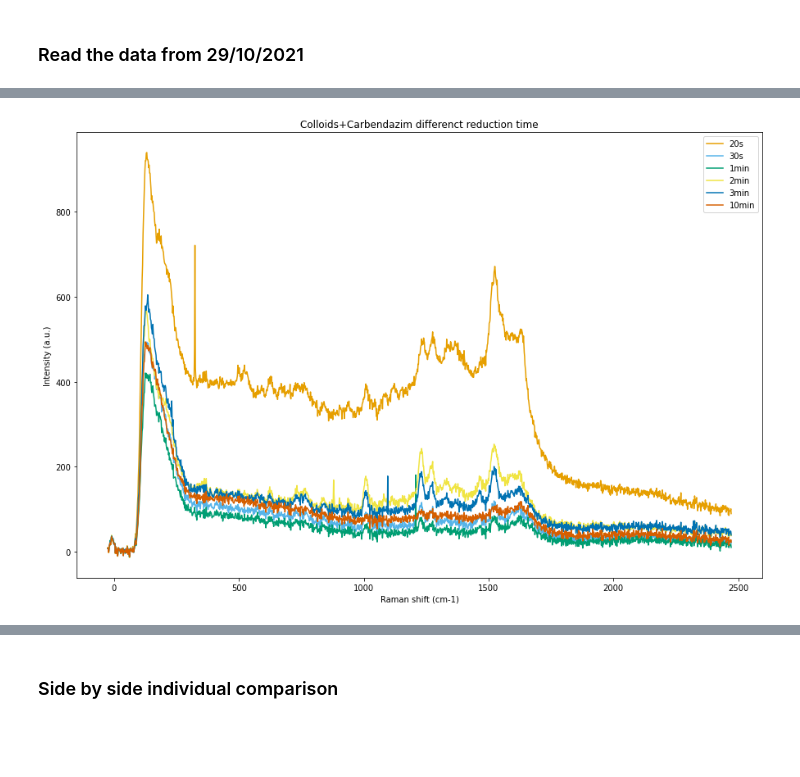
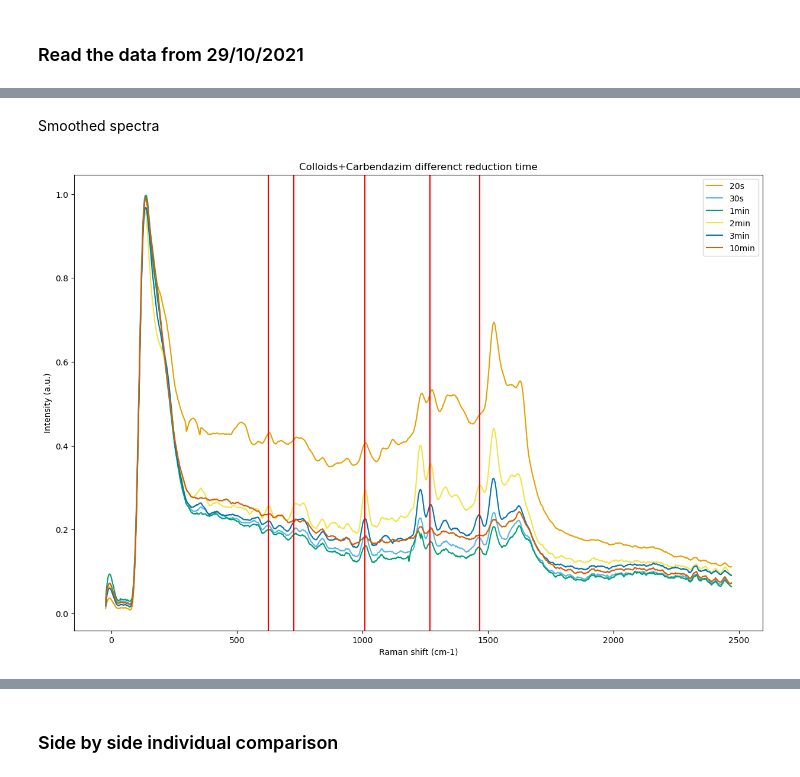
Before and after one commit to anva-kn/Raman, a Jupyter notebook: SEM&SERS.ipynb, the cells around one changed output, grey strips where cells are left out. Saved outputs shown, nothing was run; the diff lists cells and outputs as text; code cells hidden in the pictures; blank space fills up the shorter version.

```diff
--- a/SEM&SERS.ipynb
+++ b/SEM&SERS.ipynb
@@ -12,2 +17,6 @@ import pandas as pd
+# %%
+carbendazim_peaks = [625, 727, 1009, 1270, 1468]
+acetamiprid_peaks = [630, 827, 1111, 2177]
+acephate_peaks = [273, 377, 466, 1102]
 # %% [markdown]
 ### Read the data from 05/19/2023
@@ -76,0 +129,8 @@ _, car_29_10min = rd.read_data('data/20211029 multiple colloidal SERS test/1/1_1
+# %%
+# Carbendazim from 29/10/2021
+car_29_20s_norm = (np.mean(car_29_20s, axis=0) - np.min(np.mean(car_29_20s, axis=0))) / (np.max(np.mean(car_29_20s, axis=0)) - np.min(np.mean(car_29_20s, axis=0)))
+car_29_30s_norm = (np.mean(car_29_30s, axis=0) - np.min(np.mean(car_29_30s, axis=0))) / (np.max(np.mean(car_29_30s, axis=0)) - np.min(np.mean(car_29_30s, axis=0)))
+car_29_1min_norm = (np.mean(car_29_1min, axis=0) - np.min(np.mean(car_29_1min, axis=0))) / (np.max(np.mean(car_29_1min, axis=0)) - np.min(np.mean(car_29_1min, axis=0)))
+car_29_2min_norm = (np.mean(car_29_2min, axis=0) - np.min(np.mean(car_29_2min, axis=0))) / (np.max(np.mean(car_29_2min, axis=0)) - np.min(np.mean(car_29_2min, axis=0)))
+car_29_3min_norm = (np.mean(car_29_3min, axis=0) - np.min(np.mean(car_29_3min, axis=0))) / (np.max(np.mean(car_29_3min, axis=0)) - np.min(np.mean(car_29_3min, axis=0)))
+car_29_10min_norm = (np.mean(car_29_10min, axis=0) - np.min(np.mean(car_29_10min, axis=0))) / (np.max(np.mean(car_29_10min, axis=0)) - np.min(np.mean(car_29_10min, axis=0)))
@@ -76,0 +153,9 @@ _, car_29_10min = rd.read_data('data/20211029 multiple colloidal SERS test/1/1_1
+# %% [markdown]
+Smoothed spectra
+# %%
+car_29_20s_norm_smooth = savgol_filter(car_29_20s_norm, 31, 3)
+car_29_30s_norm_smooth = savgol_filter(car_29_30s_norm, 31, 3)
+car_29_1min_norm_smooth = savgol_filter(car_29_1min_norm, 31, 3)
+car_29_2min_norm_smooth = savgol_filter(car_29_2min_norm, 31, 3)
+car_29_3min_norm_smooth = savgol_filter(car_29_3min_norm, 31, 3)
+car_29_10min_norm_smooth = savgol_filter(car_29_10min_norm, 31, 3)
@@ -77,15 +176,19 @@ _, car_29_10min = rd.read_data('data/20211029 multiple colloidal SERS test/1/1_1
 # %%
 plt.figure(figsize=(15, 10))
-plt.plot(f_sup, np.mean(car_29_20s, axis=0), label='20s', color=colors[0])
-plt.plot(f_sup, np.mean(car_29_30s, axis=0), label='30s', color=colors[1])
-plt.plot(f_sup, np.mean(car_29_1min, axis=0), label='1min', color=colors[2])
-plt.plot(f_sup, np.mean(car_29_2min, axis=0), label='2min', color=colors[3])
-plt.plot(f_sup, np.mean(car_29_3min, axis=0), label='3min', color=colors[4])
-plt.plot(f_sup, np.mean(car_29_10min, axis=0), label='10min', color=colors[5])
+strt_idx = 0
+end_idx = -1
+plt.plot(f_sup_29[strt_idx:end_idx], car_29_20s_norm_smooth[strt_idx:end_idx], label='20s', color=colors[0])
+plt.plot(f_sup_29[strt_idx:end_idx], car_29_30s_norm_smooth[strt_idx:end_idx], label='30s', color=colors[1])
+plt.plot(f_sup_29[strt_idx:end_idx], car_29_1min_norm_smooth[strt_idx:end_idx], label='1min', color=colors[2])
+plt.plot(f_sup_29[strt_idx:end_idx], car_29_2min_norm_smooth[strt_idx:end_idx], label='2min', color=colors[3])
+plt.plot(f_sup_29[strt_idx:end_idx], car_29_3min_norm_smooth[strt_idx:end_idx], label='3min', color=colors[4])
+plt.plot(f_sup_29[strt_idx:end_idx], car_29_10min_norm_smooth[strt_idx:end_idx], label='10min', color=colors[5])
+for pos in carbendazim_peaks:
+    plt.axvline(x=pos, color='r')
 plt.legend()
 plt.title('Colloids+Carbendazim differenct reduction time')
 plt.xlabel('Raman shift (cm-1)')
 plt.ylabel('Intensity (a.u.)')
 plt.show()
 # %% [output]
-[figure, old version]
+[figure, new version]
```
Also changed, not shown: parts of 23 cells of this notebook, 3 other files.
